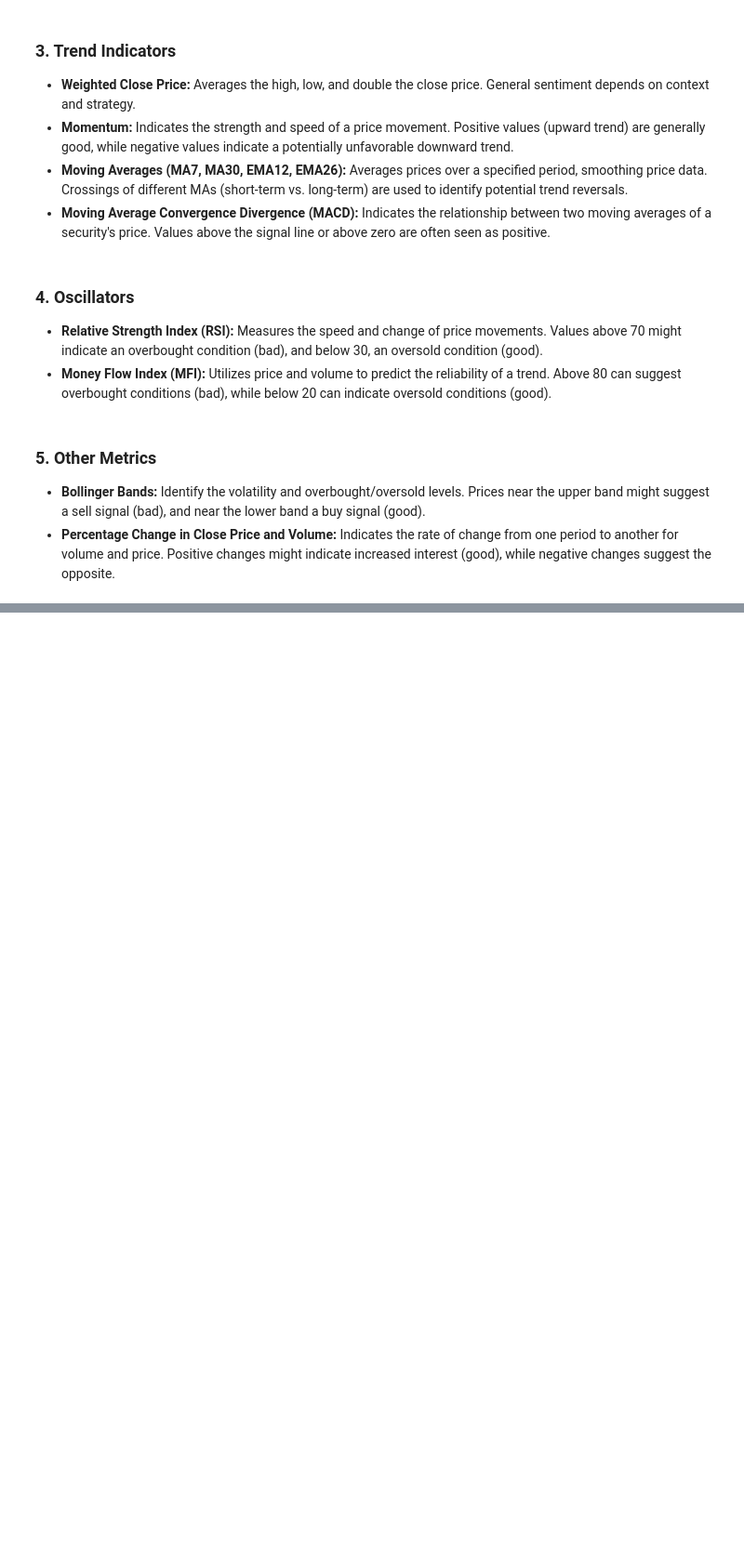
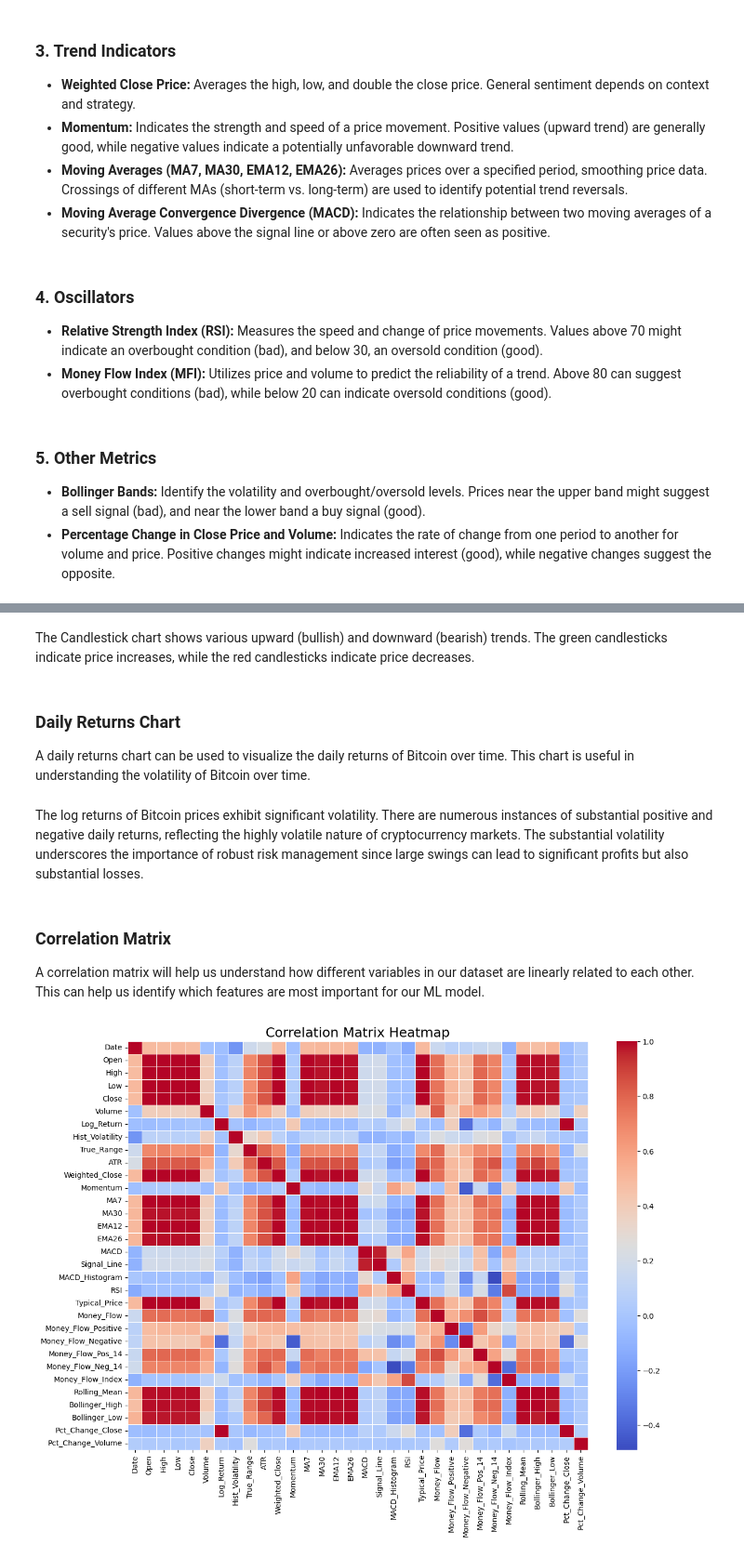
Before and after one commit to MaxPolak97/crypto-data-analysis, a Jupyter notebook: 01_Data_Engineering.ipynb, the cells around one changed output, grey strips where cells are left out. Shown at 93% size. Saved outputs shown, nothing was run; the diff lists cells and outputs as text; code cells hidden in the pictures; blank space fills up the shorter version.

```diff
--- a/01_Data_Engineering.ipynb
+++ b/01_Data_Engineering.ipynb
@@ -192,0 +243,5 @@ fig_4.show()
+# %% [markdown]
+The Candlestick chart shows various upward (bullish) and downward (bearish) trends. The green candlesticks indicate price increases, while the red candlesticks indicate price decreases.
+# %% [markdown]
+### Daily Returns Chart
+A daily returns chart can be used to visualize the daily returns of Bitcoin over time. This chart is useful in understanding the volatility of Bitcoin over time.
@@ -192,0 +265,17 @@ fig_4.show()
+# %% [markdown]
+The log returns of Bitcoin prices exhibit significant volatility. There are numerous instances of substantial positive and negative daily returns, reflecting the highly volatile nature of cryptocurrency markets. The substantial volatility underscores the importance of robust risk management since large swings can lead to significant profits but also substantial losses.
+# %% [markdown]
+### Correlation Matrix
+A correlation matrix will help us understand how different variables in our dataset are linearly related to each other. This can help us identify which features are most important for our ML model.
+# %%
+# Plot correlation matrix
+plt.figure(figsize=(14, 10))
+
+correlation_matrix = df_btc.corr()
+sns.heatmap(correlation_matrix, cmap="coolwarm", annot=False, linewidths=.5)
+
+plt.title('Correlation Matrix Heatmap', fontsize=18)
+
+plt.show()
+# %% [output]
+[figure, added]
```
Also changed, not shown: parts of 21 cells of this notebook, 3 other files.
